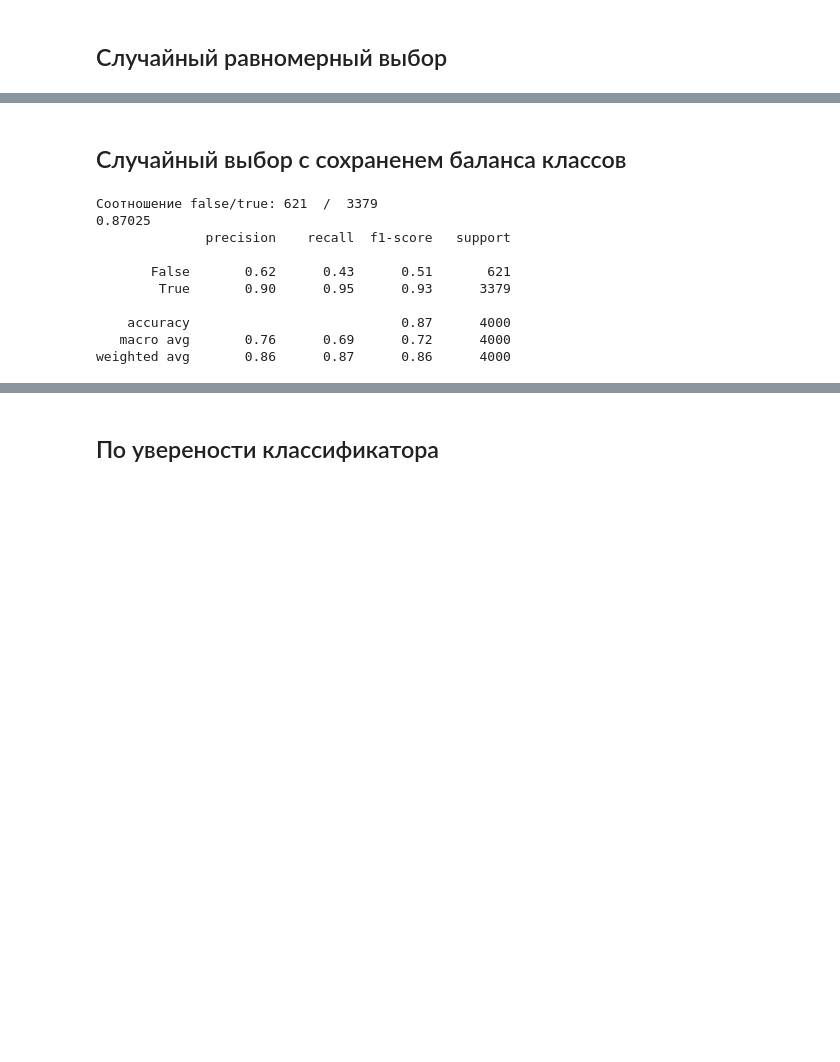
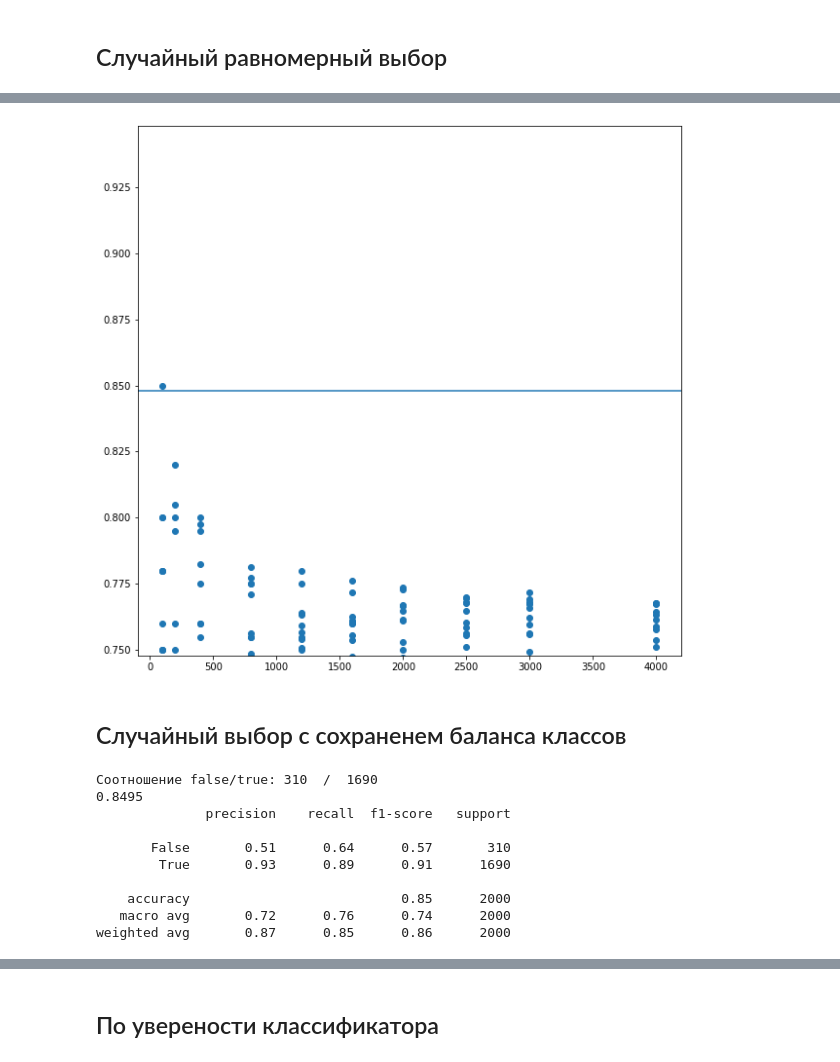
Before and after one commit to Dionidgy/ML, a Jupyter notebook: Amazon_Electronics/Electronics.ipynb, the cells around one changed output, grey strips where cells are left out. Saved outputs shown, nothing was run; the diff lists cells and outputs as text; code cells hidden in the pictures; blank space fills up the shorter version.

```diff
--- a/Amazon_Electronics/Electronics.ipynb
+++ b/Amazon_Electronics/Electronics.ipynb
@@ -318,18 +325,34 @@ weighted avg       0.77      0.70      0.68      4248
+# %%
+acc_list = []
+size_list = []
+for sample_size in [100, 200, 400, 800, 1200, 1600, 2000, 2500, 3000, 4000]:
+  for seed in range(10):
+    np.random.seed(seed)
+    df_rc_eq = pd.concat([dat2.loc[dat2['bin']].sample(sample_size//2), dat2.loc[dat2['bin'] != True].sample(sample_size//2)], ignore_index=True)
+    acc_list.append(accuracy_score(df_rc_eq.bin, search.best_estimator_.predict(tfidf_vect.transform(df_rc_eq.reviewText))))
+    size_list.append(sample_size)
+plt.figure(figsize=(10, 10))
+plt.ylim([ground_t - 0.1, ground_t + 0.1,])
+plt.scatter(size_list, acc_list)
+plt.axhline(y = ground_t)
+plt.show()
+# %% [output]
+[figure, added]
 # %% [markdown]
 ## Случайный выбор с сохраненем баланса классов
 # %%
-df_rc_2 = pd.concat([dat2.loc[dat2['bin']].sample(round(4000*(1/(rat+1)))), dat2.loc[dat2['bin'] != True].sample(round(4000*rat/(rat+1)))], ignore_index=True)
+df_rc_2 = pd.concat([dat2.loc[dat2['bin']].sample(round(2000*(1/(rat+1)))), dat2.loc[dat2['bin'] != True].sample(round(2000*rat/(rat+1)))], ignore_index=True)
 print("Соотношение false/true:",len(df_rc_2.bin)-sum(df_rc_2.bin), " / ", sum(df_rc_2.bin))
 print(accuracy_score(df_rc_2.bin, search.best_estimator_.predict(tfidf_vect.transform(df_rc_2.reviewText))))
 print(classification_report(df_rc_2.bin, search.best_estimator_.predict(tfidf_vect.transform(df_rc_2.reviewText))))
 # %% [output]
-Соотношение false/true: 621  /  3379
-0.87025
+Соотношение false/true: 310  /  1690
+0.8495
               precision    recall  f1-score   support
 
-       False       0.62      0.43      0.51       621
-        True       0.90      0.95      0.93      3379
+       False       0.51      0.64      0.57       310
+        True       0.93      0.89      0.91      1690
 
-    accuracy                           0.87      4000
-   macro avg       0.76      0.69      0.72      4000
-weighted avg       0.86      0.87      0.86      4000
+    accuracy                           0.85      2000
+   macro avg       0.72      0.76      0.74      2000
+weighted avg       0.87      0.85      0.86      2000
```
Also changed, not shown: parts of 27 cells of this notebook.
